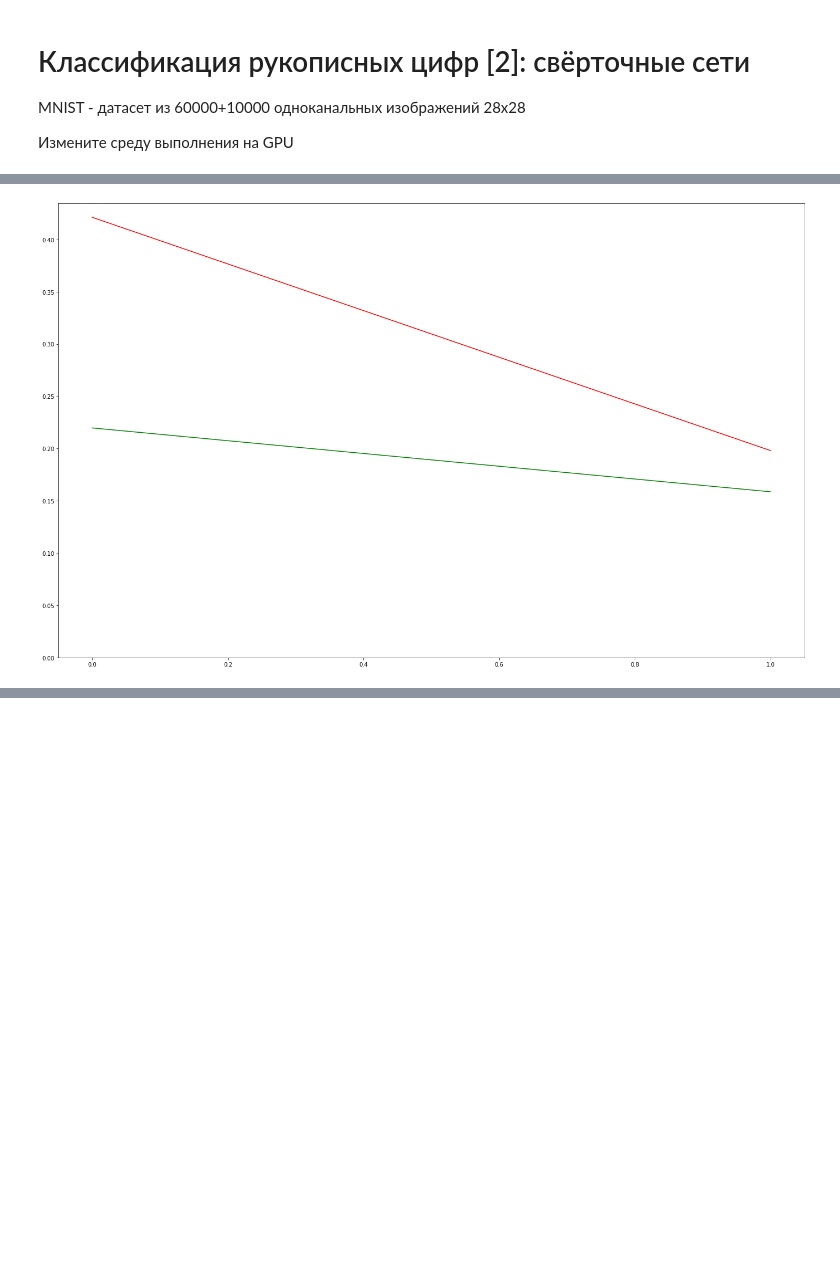
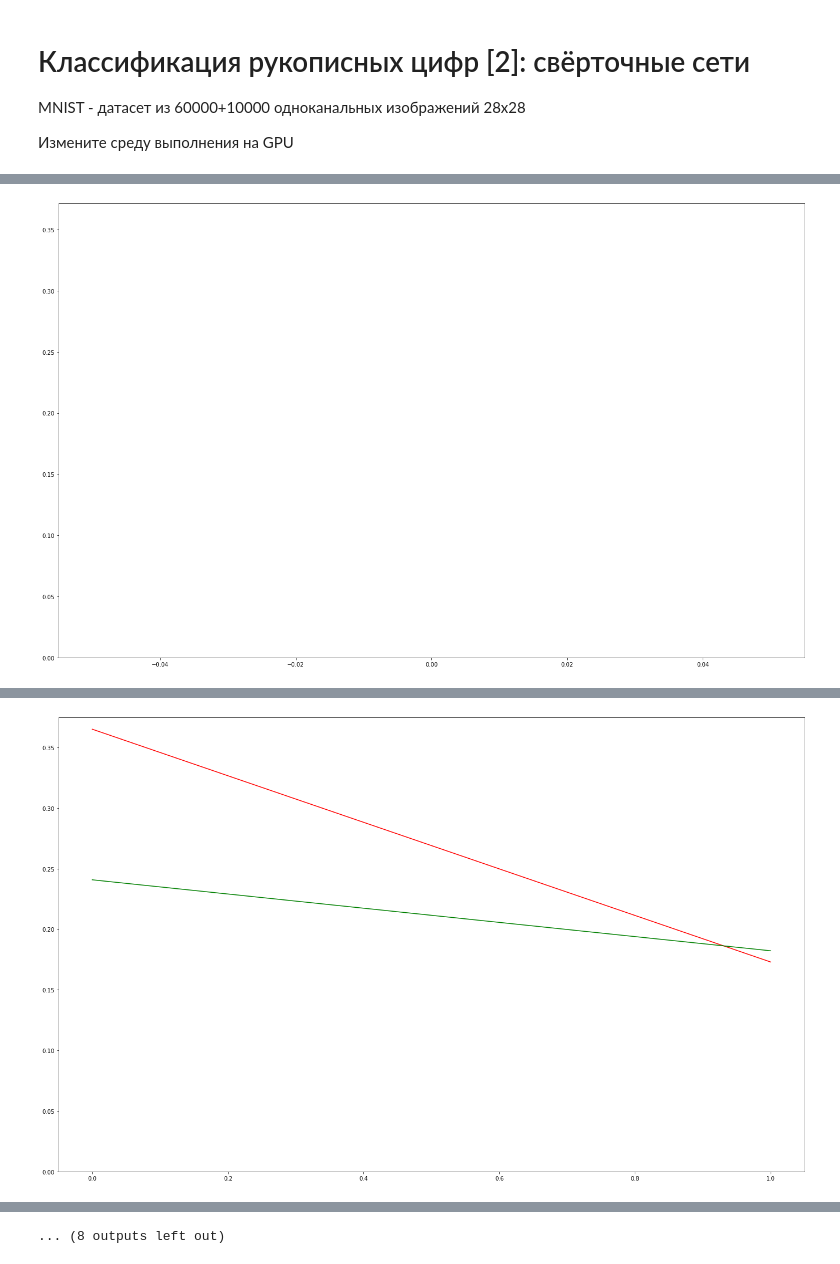
Before and after one commit to ivan-shargin/cvr_course, a Jupyter notebook: mnist_sem2.ipynb, the cells around one changed output, grey strips where cells are left out. Cells and saved outputs as stored; diff of their text form; code cells hidden in the pictures; blank space fills up the shorter version.

```diff
--- a/mnist_sem2.ipynb
+++ b/mnist_sem2.ipynb
@@ -144,6 +128,9 @@ def train(model, device, train_loader, optimizer, epoch, log_interval, loss_arch
             loss.backward()
             optimizer.step()
 
+            #measure loss for archive after backward propagation .
+            output = model(data)
+            loss = F.nll_loss(output, target)
             train_loss += loss.item ()
 
             if batch_idx % log_interval == 0:
@@ -169,24 +156,24 @@ def train(model, device, train_loader, optimizer, epoch, log_interval, loss_arch
     train_loss = train_loss / len(train_loader)
     loss_archive.append (train_loss)
 
-# def test(model, device, test_loader, loss_archive):
-#     model.eval()
-#     test_loss = 0
-#     correct = 0
-#     with torch.no_grad():
-#         for data, target in test_loader:
-#             data, target = data.to(device), target.to(device)
-#             output = model(data)
-#             test_loss += F.nll_loss(output, target).item()  # sum up batch loss #
-#             pred = output.argmax(dim=1, keepdim=True)  # get the index of the max log-probability
-#             correct += pred.eq(target.view_as(pred)).sum().item()
+def test(model, device, test_loader, loss_archive):
+    model.eval()
+    test_loss = 0
+    correct = 0
+    with torch.no_grad():
+        for data, target in test_loader:
+            data, target = data.to(device), target.to(device)
+            output = model(data)
+            test_loss += F.nll_loss(output, target).item()  # sum up batch loss #
+            pred = output.argmax(dim=1, keepdim=True)  # get the index of the max log-probability
+            correct += pred.eq(target.view_as(pred)).sum().item()
 
-#     test_loss = test_loss / len(test_loader)
-#     loss_archive.append (test_loss)
+    test_loss = test_loss / len(test_loader)
+    loss_archive.append (test_loss)
 
-#     print('\nTest set: Average loss: {:.4f}, Accuracy: {}/{} ({:.0f}%)\n'.format(
-#         test_loss, correct, len(test_loader.dataset),
-#         100. * correct / len(test_loader.dataset)))
+    print('\nTest set: Average loss: {:.4f}, Accuracy: {}/{} ({:.0f}%)\n'.format(
+        test_loss, correct, len(test_loader.dataset),
+        100. * correct / len(test_loader.dataset)))
 # %%
 epochs          = 10
 lr              = 0.1
@@ -211,9 +198,8 @@ plt.ion()
 
 for epoch in range(1, epochs + 1):
     train(model, device, train_loader, optimizer, epoch, log_interval, train_loss)
-    train(model, device, test_loader, optimizer, epoch, log_interval, test_loss)
 
-    # test(model, device, test_loader, test_loss)
+    test(model, device, test_loader, test_loss)
 
     scheduler.step()
 
@@ -232 +230 @@ for epoch in range(1, epochs + 1):
-[figure, old version]
+[figure, new version]
@@ -244,0 +243 @@ KeyboardInterrupt: ignored
+[figure, added]
@@ -244,0 +296 @@ KeyboardInterrupt: ignored
+... (8 outputs left out)
```
Also changed, not shown: parts of 3 cells of this notebook, 1 other file.
